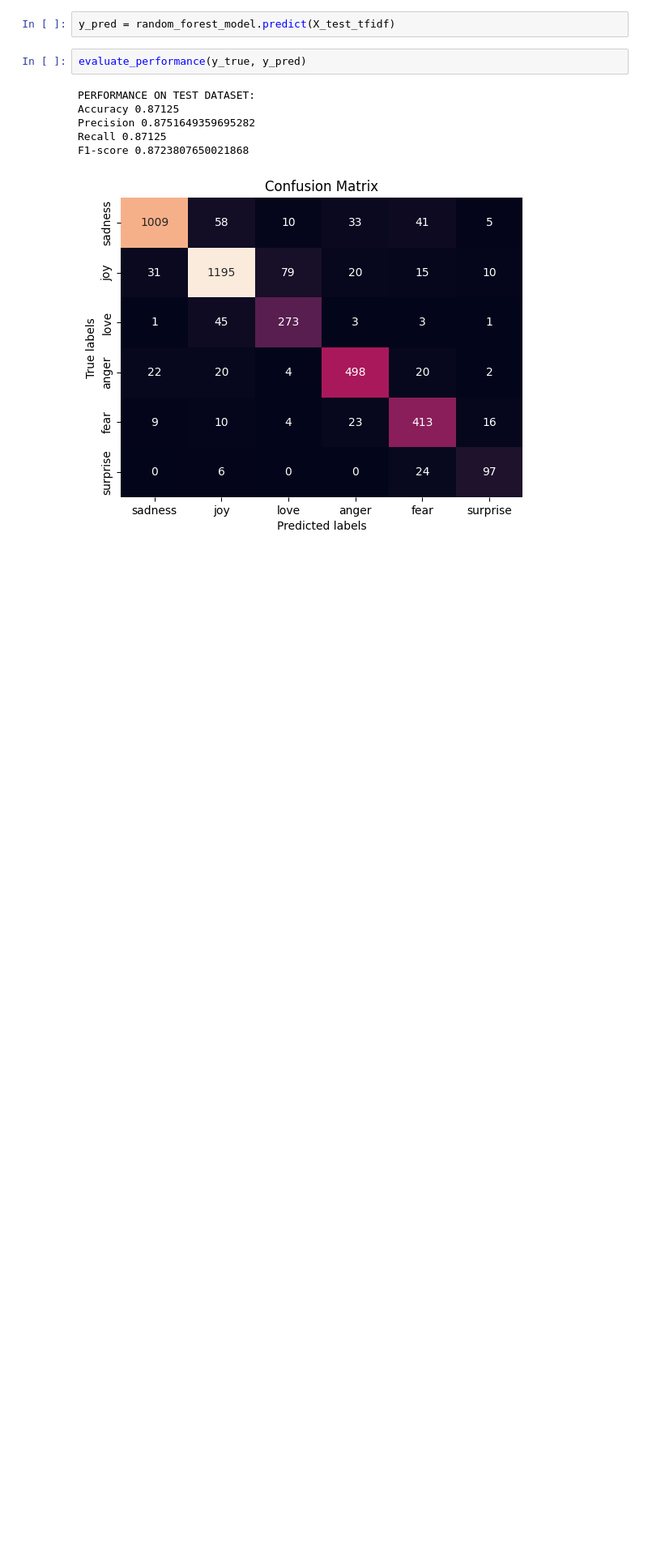
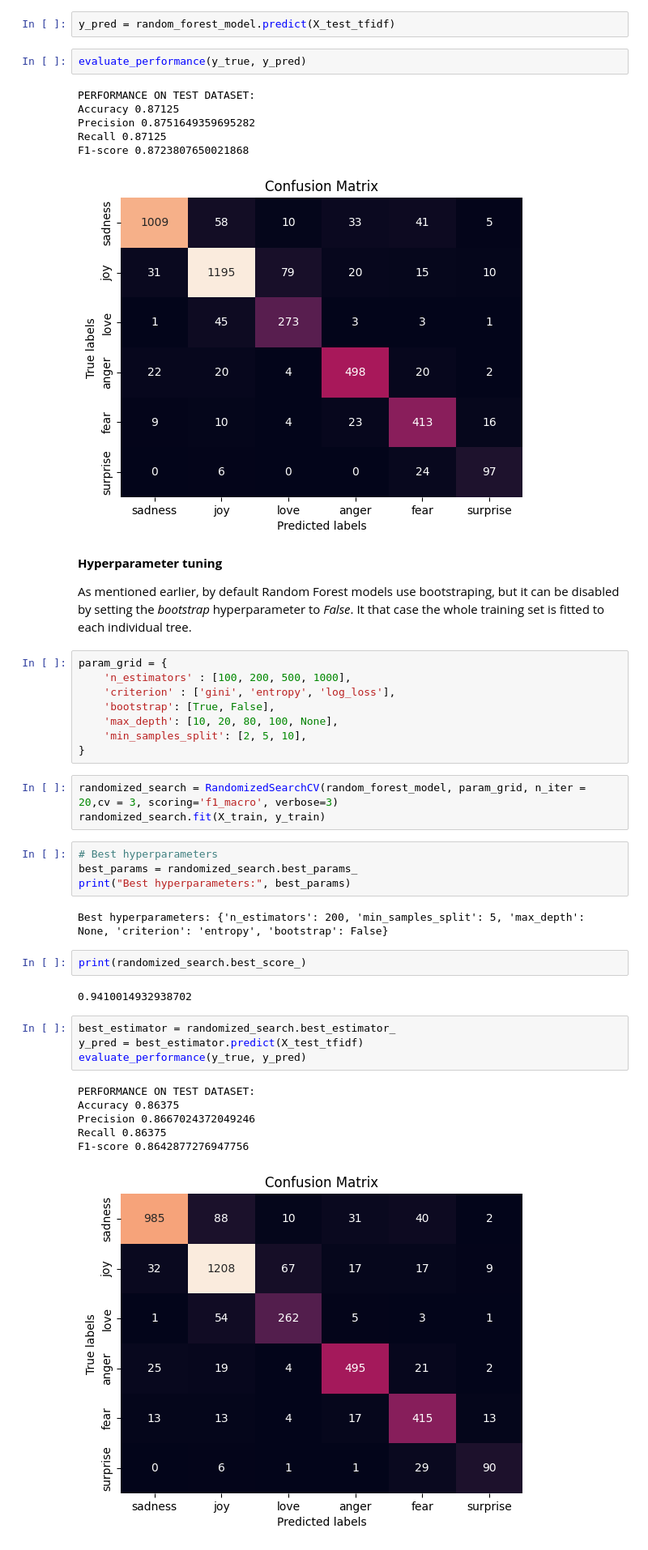
Before and after one commit to olast45/Emotions-Prediction-App, a Jupyter notebook: notebooks/emotions_analysis.ipynb, the cells around one changed output. Shown at 81% size. Cells and saved outputs as stored; diff of their text form; blank space fills up the shorter version.

Commit message:
feat: Add hyperparameter tuning for Random Forest Classifier

```diff
--- a/notebooks/emotions_analysis.ipynb
+++ b/notebooks/emotions_analysis.ipynb
@@ -647,3 +647,39 @@ Precision 0.8751649359695282
 Recall 0.87125
 F1-score 0.8723807650021868
 [figure]
+# %% [markdown]
+**Hyperparameter tuning**
+
+As mentioned earlier, by default Random Forest models use bootstraping, but it can be disabled by setting the *bootstrap* hyperparameter to *False*. It that case the whole training set is fitted to each individual tree.
+# %%
+param_grid = {
+    'n_estimators' : [100, 200, 500, 1000],
+    'criterion' : ['gini', 'entropy', 'log_loss'],
+    'bootstrap': [True, False],
+    'max_depth': [10, 20, 80, 100, None],
+    'min_samples_split': [2, 5, 10],
+}
+# %%
+randomized_search = RandomizedSearchCV(random_forest_model, param_grid, n_iter = 20,cv = 3, scoring='f1_macro', verbose=3)
+randomized_search.fit(X_train, y_train)
+# %%
+# Best hyperparameters
+best_params = randomized_search.best_params_
+print("Best hyperparameters:", best_params)
+# %% [output]
+Best hyperparameters: {'n_estimators': 200, 'min_samples_split': 5, 'max_depth': None, 'criterion': 'entropy', 'bootstrap': False}
+# %%
+print(randomized_search.best_score_)
+# %% [output]
+0.9410014932938702
+# %%
+best_estimator = randomized_search.best_estimator_
+y_pred = best_estimator.predict(X_test_tfidf)
+evaluate_performance(y_true, y_pred)
+# %% [output]
+PERFORMANCE ON TEST DATASET:
+Accuracy 0.86375
+Precision 0.8667024372049246
+Recall 0.86375
+F1-score 0.8642877276947756
+[figure, added]
```
Also changed, not shown: parts of 1 cell of this notebook.
